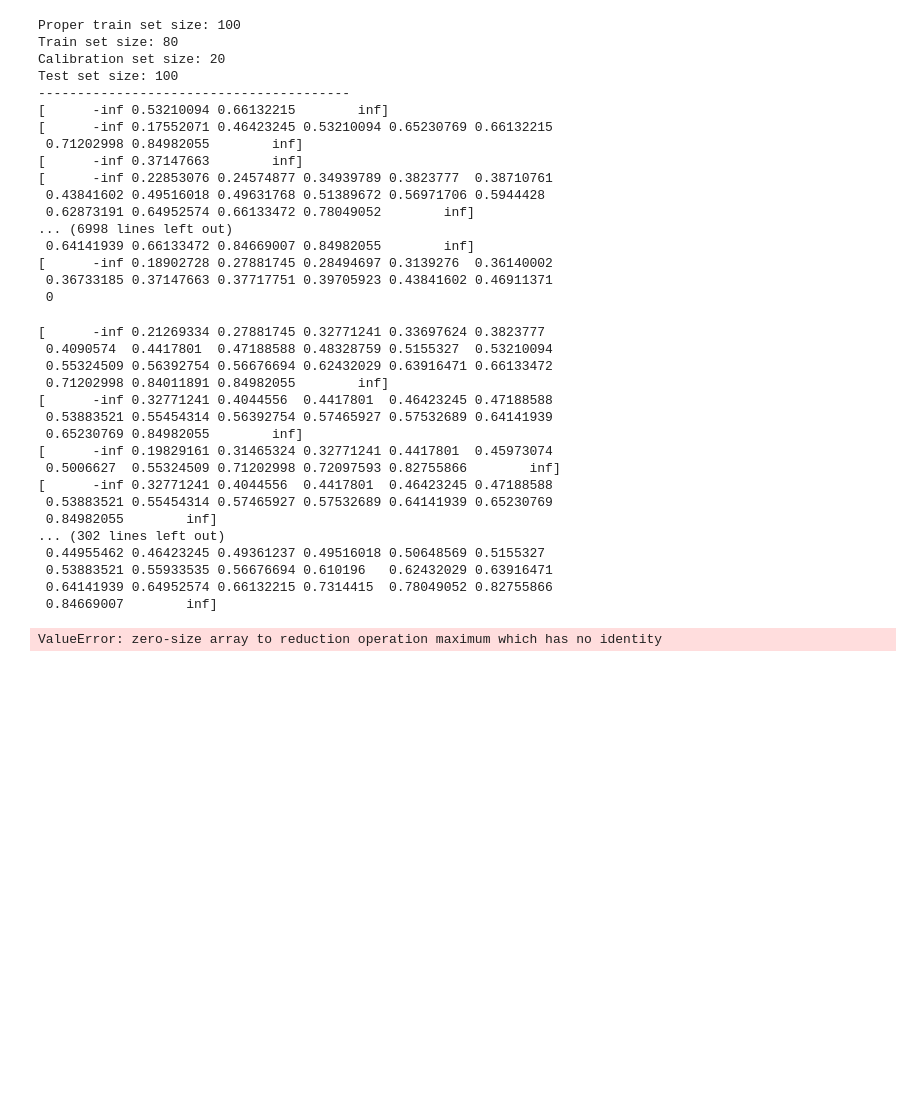
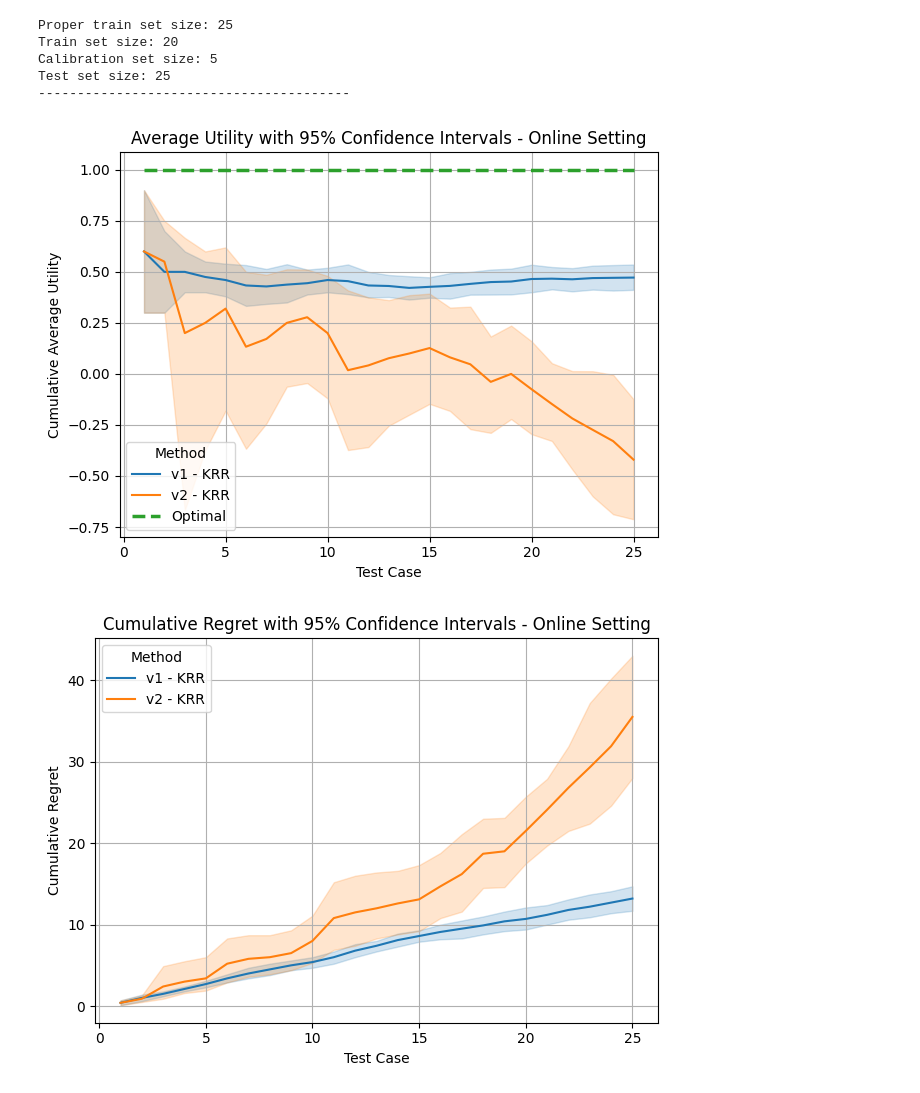
Before and after one commit to simonlanngren/Conformal-Predictive-Decision-Making, a Jupyter notebook: notebooks/Experiment_template.ipynb, the cells around one changed output. Saved outputs shown, nothing was run; the diff lists cells and outputs as text; code cells hidden in the pictures; blank space fills up the shorter version.

Commit message:
online kernel ridge + model selection
waiting for Johans changes.. Right now kernel sucks.

```diff
--- a/notebooks/Experiment_template.ipynb
+++ b/notebooks/Experiment_template.ipynb
@@ -26,21 +26,21 @@ utility_config = {
     'threshold': 0.5,
     'tp': 1,
     'tn': 1,
-    'fp': -1,
-    'fn': -1
+    'fp': -10,
+    'fn': 0
 }
 
 method_config = {
     'mode': "Online",
-    'run_v1': False,
+    'run_v1': True,
     'run_v2': True,
-    'run_predictive': True,
+    'run_predictive': False,
 }
 
 data_config = {
     'data': synthetic_data,
-    'n_runs': 10,
-    'sample_size': 200,
+    'n_runs': 5,
+    'sample_size': 50,
     'test_size': 0.5,
     'cal_size': 0.2,
     'random_state': 2025
@@ -48,8 +48,8 @@ data_config = {
 
 models_config = {
     'include_ridge': False,
-    'include_knn': True,
-    'include_krr': False,
+    'include_knn': False,
+    'include_krr': True,
     'include_bayes_ridge': False,
     'include_gp': False
 }
@@ -69,6 +69,11 @@ model_selection_config = {
     },
     'search_space_ridge': {
         'alpha': [0.01, 0.1, 1.0, 10.0, 100.0]
+    },
+    'search_space_krr': {
+        'alpha': [1e2, 1e3],
+        'kernel__k1__constant_value': [1e-1, 1e0, 1e1],
+        'kernel__k2__length_scale': [1e-1, 1e0, 1e1]
     }
 }
 
@@ -85,64 +90,37 @@ main.run_experiment(
     run_v2=method_config["run_v2"],
     run_predictive=method_config["run_predictive"],
 
     data=data_config["data"],
     n_runs=data_config["n_runs"],
     sample_size=data_config["sample_size"],
     test_size=data_config["test_size"],
     cal_size=data_config["cal_size"],
     random_state=data_config["random_state"],
 
     include_ridge=models_config["include_ridge"],
     include_knn=models_config["include_knn"],
     include_krr=models_config["include_krr"],
     include_bayesian_ridge=models_config["include_bayes_ridge"],
     include_gp=models_config["include_gp"],
 
     plot_distributions=plot_config["plot_distributions"],
     print_split=plot_config["print_split"],
     plot_average_utility=plot_config["plot_average_utility"],
     plot_cumulative_regret=plot_config["plot_cumulative_regret"],
     plot_confidence=plot_config["plot_confidence"],
 
     n_splits=model_selection_config["n_splits"],
     search_space_knn=model_selection_config["search_space_knn"],
     search_space_ridge=model_selection_config["search_space_ridge"],
+    search_space_krr=model_selection_config["search_space_krr"]
 )
 # %% [output]
 [figure]
 [figure]
-Proper train set size: 100
-Train set size: 80
-Calibration set size: 20
-Test set size: 100
+Proper train set size: 25
+Train set size: 20
+Calibration set size: 5
+Test set size: 25
 ----------------------------------------
-[      -inf 0.53210094 0.66132215        inf]
-[      -inf 0.17552071 0.46423245 0.53210094 0.65230769 0.66132215
- 0.71202998 0.84982055        inf]
-[      -inf 0.37147663        inf]
-[      -inf 0.22853076 0.24574877 0.34939789 0.3823777  0.38710761
- 0.43841602 0.49516018 0.49631768 0.51389672 0.56971706 0.5944428
- 0.62873191 0.64952574 0.66133472 0.78049052        inf]
-... (6998 lines left out)
- 0.64141939 0.66133472 0.84669007 0.84982055        inf]
-[      -inf 0.18902728 0.27881745 0.28494697 0.3139276  0.36140002
- 0.36733185 0.37147663 0.37717751 0.39705923 0.43841602 0.46911371
- 0
-[      -inf 0.21269334 0.27881745 0.32771241 0.33697624 0.3823777
- 0.4090574  0.4417801  0.47188588 0.48328759 0.5155327  0.53210094
- 0.55324509 0.56392754 0.56676694 0.62432029 0.63916471 0.66133472
- 0.71202998 0.84011891 0.84982055        inf]
-[      -inf 0.32771241 0.4044556  0.4417801  0.46423245 0.47188588
- 0.53883521 0.55454314 0.56392754 0.57465927 0.57532689 0.64141939
- 0.65230769 0.84982055        inf]
-[      -inf 0.19829161 0.31465324 0.32771241 0.4417801  0.45973074
- 0.5006627  0.55324509 0.71202998 0.72097593 0.82755866        inf]
-[      -inf 0.32771241 0.4044556  0.4417801  0.46423245 0.47188588
- 0.53883521 0.55454314 0.57465927 0.57532689 0.64141939 0.65230769
- 0.84982055        inf]
-... (302 lines left out)
- 0.44955462 0.46423245 0.49361237 0.49516018 0.50648569 0.5155327
- 0.53883521 0.55933535 0.56676694 0.610196   0.62432029 0.63916471
- 0.64141939 0.64952574 0.66132215 0.7314415  0.78049052 0.82755866
- 0.84669007        inf]
-ValueError: zero-size array to reduction operation maximum which has no identity
+[figure, added]
+[figure, added]
```
Also changed, not shown: 5 other files.
